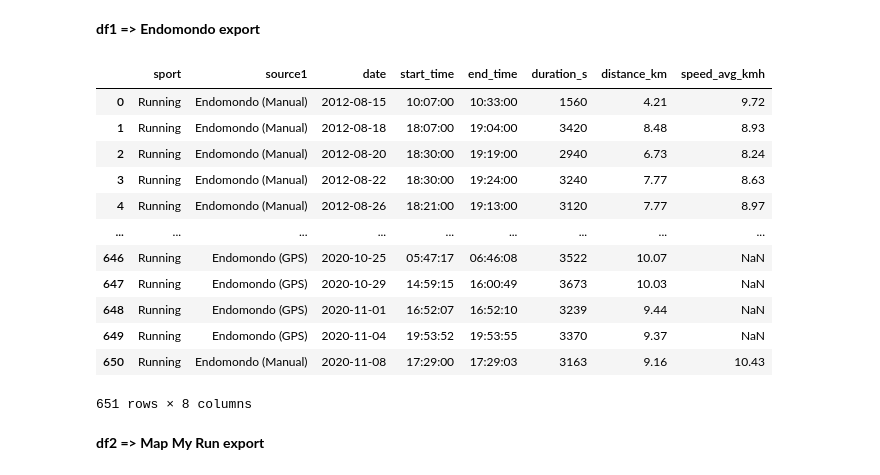
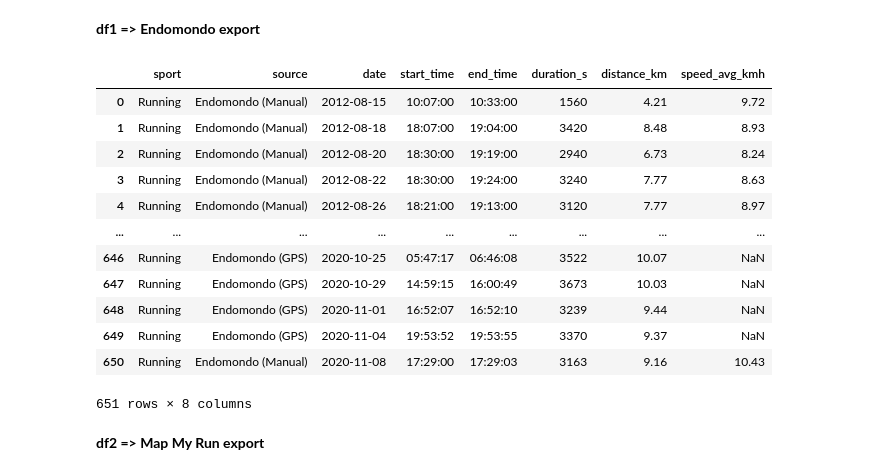
Before and after one commit to slazur83/Tableau, a Jupyter notebook: Workouts.ipynb, the cells around one changed output. Saved outputs shown, nothing was run; the diff lists cells and outputs as text; code cells hidden in the pictures.

```diff
--- a/Workouts.ipynb
+++ b/Workouts.ipynb
@@ -36,35 +36,35 @@ if files:
                         source = source.replace("INPUT_MANUAL", "Endomondo (Manual)").replace("TRACK_MOBILE", "Endomondo (GPS)")
 
                         start_time = pd.to_datetime(data[3].get('start_time'))
                         end_time = pd.to_datetime(data[4].get('end_time'))
                         speed_avg_kmh = round(float(data[8].get('speed_avg_kmh')), 2) if data[8].get('speed_avg_kmh') is not None else None
                         duration = (str(data[5].get('duration_s')).split('.')[0])if data[5].get('duration_s') is not None else None
                         distance = round(float(data[6].get('distance_km')), 2) if duration is not None else None
 
                         dfs.append({
                             'sport': sport,
-                            'source1': source,
+                            'source': source,
                             'date': start_time.date(),
                             'start_time': start_time.time(),
                             'end_time': end_time.time(),
                             'duration_s': duration,
                             'distance_km': distance,
                             'speed_avg_kmh': speed_avg_kmh
                         })
 
             except Exception as e:
                 print(f"Error processing JSON file {file_name}: {e}")
 
     df1 = pd.DataFrame(dfs).sort_values(by='date').reset_index(drop=True)
     df1['date'] = df1['date'].astype(str).str.strip()
     df1['date'] = pd.to_datetime(df1['date'])
     df1['distance_km'] = df1['distance_km'].astype(float).round(2)
     df1['duration_s'] = pd.to_numeric(df1['duration_s'], errors='coerce').astype('Int64')
     display(df1)
 else:
     print("No JSON files found in the specified folder.")
 # %% [output]
-|  | sport | source1 | date | start_time | end_time | duration_s | distance_km | speed_avg_kmh |
+|  | sport | source | date | start_time | end_time | duration_s | distance_km | speed_avg_kmh |
 | 0 | Running | Endomondo (Manual) | 2012-08-15 | 10:07:00 | 10:33:00 | 1560 | 4.21 | 9.72 |
 | 1 | Running | Endomondo (Manual) | 2012-08-18 | 18:07:00 | 19:04:00 | 3420 | 8.48 | 8.93 |
 | 2 | Running | Endomondo (Manual) | 2012-08-20 | 18:30:00 | 19:19:00 | 2940 | 6.73 | 8.24 |
```
Also changed, not shown: parts of 4 cells of this notebook.
